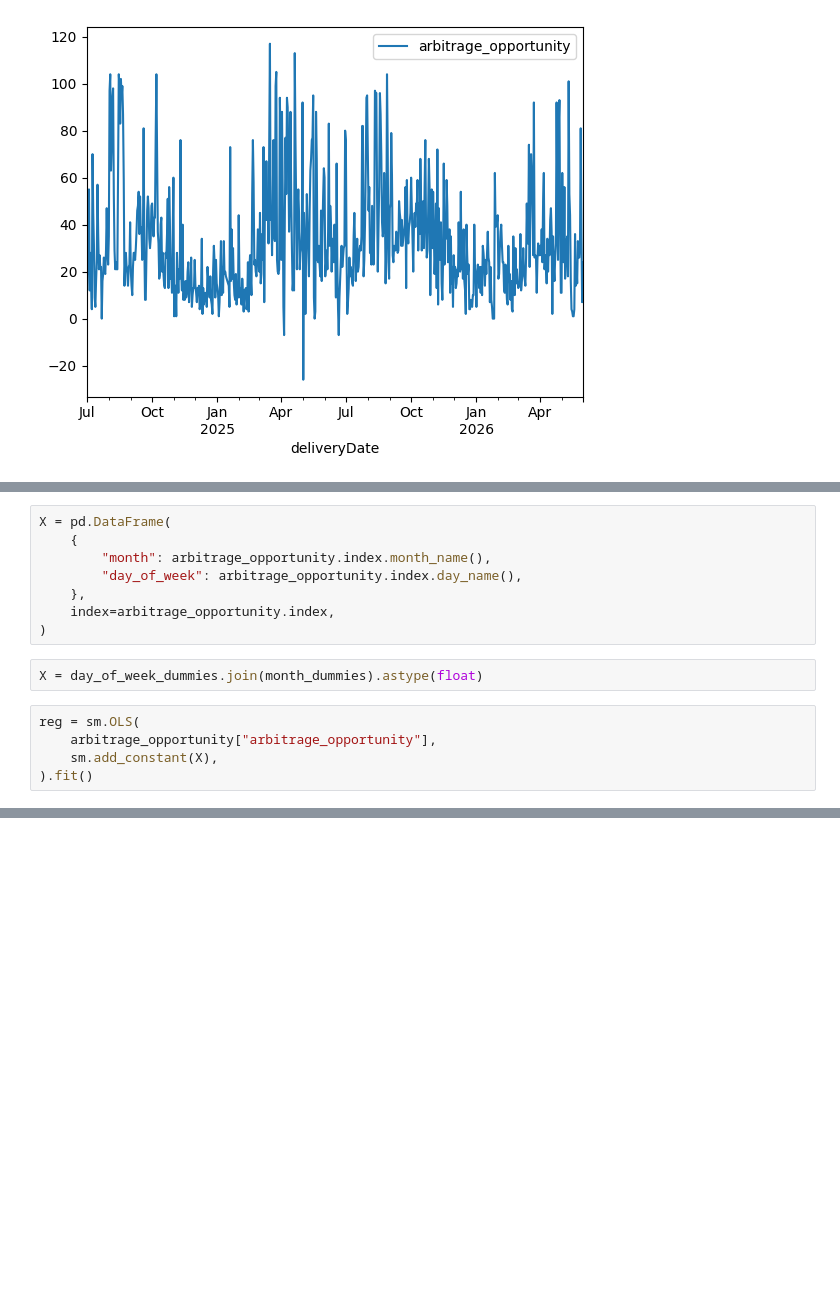
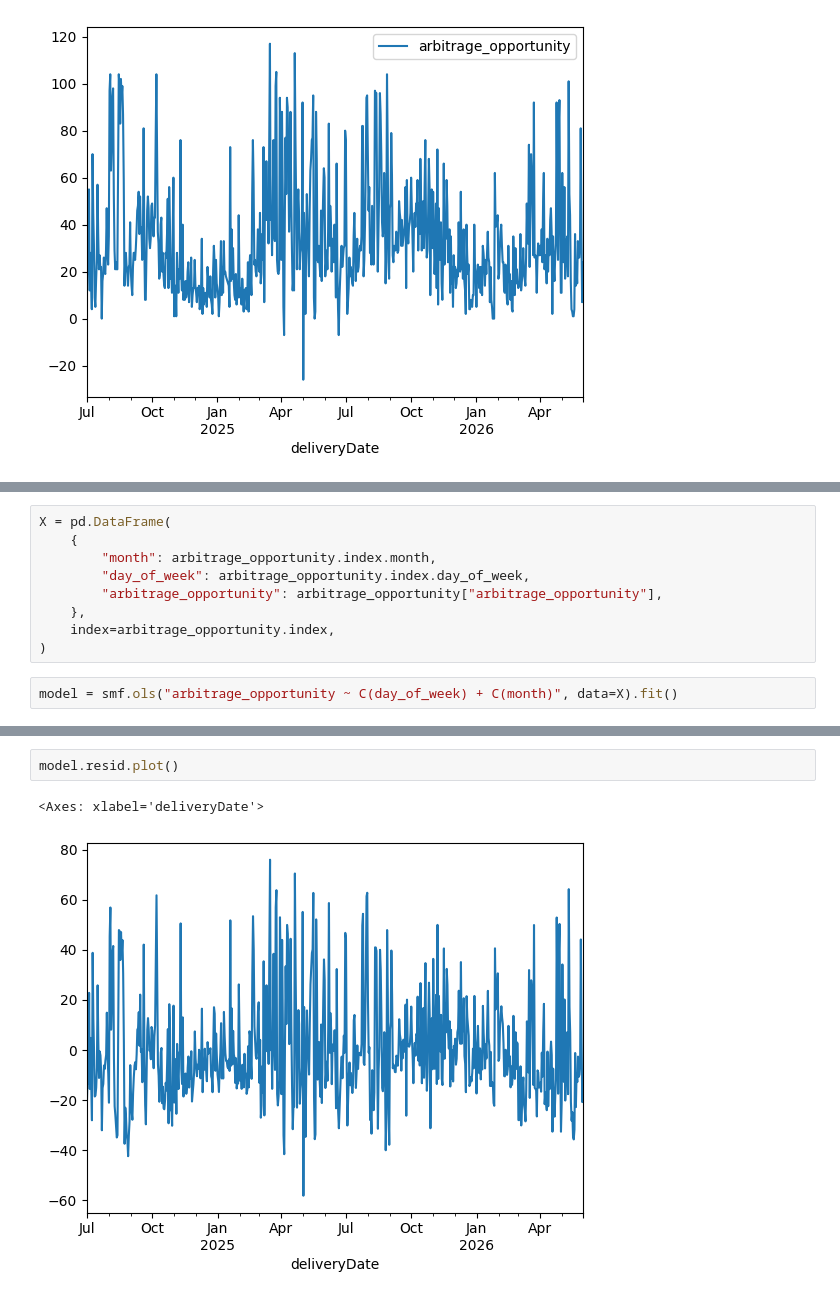
Before and after one commit to andrewkittredge/modo_energy, a Jupyter notebook: settlement-prices-scratch.ipynb, the cells around one changed output, grey strips where cells are left out. Cells and saved outputs as stored; diff of their text form; blank space fills up the shorter version.

```diff
--- a/settlement-prices-scratch.ipynb
+++ b/settlement-prices-scratch.ipynb
@@ -67,15 +60,11 @@ month_dummies = pd.get_dummies(
 # %%
 X = pd.DataFrame(
     {
-        "month": arbitrage_opportunity.index.month_name(),
-        "day_of_week": arbitrage_opportunity.index.day_name(),
+        "month": arbitrage_opportunity.index.month,
+        "day_of_week": arbitrage_opportunity.index.day_of_week,
+        "arbitrage_opportunity": arbitrage_opportunity["arbitrage_opportunity"],
     },
     index=arbitrage_opportunity.index,
 )
-# %%
-X = day_of_week_dummies.join(month_dummies).astype(float)
 # %%
-reg = sm.OLS(
-    arbitrage_opportunity["arbitrage_opportunity"],
-    sm.add_constant(X),
-).fit()
+model = smf.ols("arbitrage_opportunity ~ C(day_of_week) + C(month)", data=X).fit()
@@ -116,0 +106,5 @@ Notes:
+# %%
+model.resid.plot()
+# %% [output]
+<Axes: xlabel='deliveryDate'>
+[figure, added]
```
Also changed, not shown: parts of 9 cells of this notebook, 5 other files.
